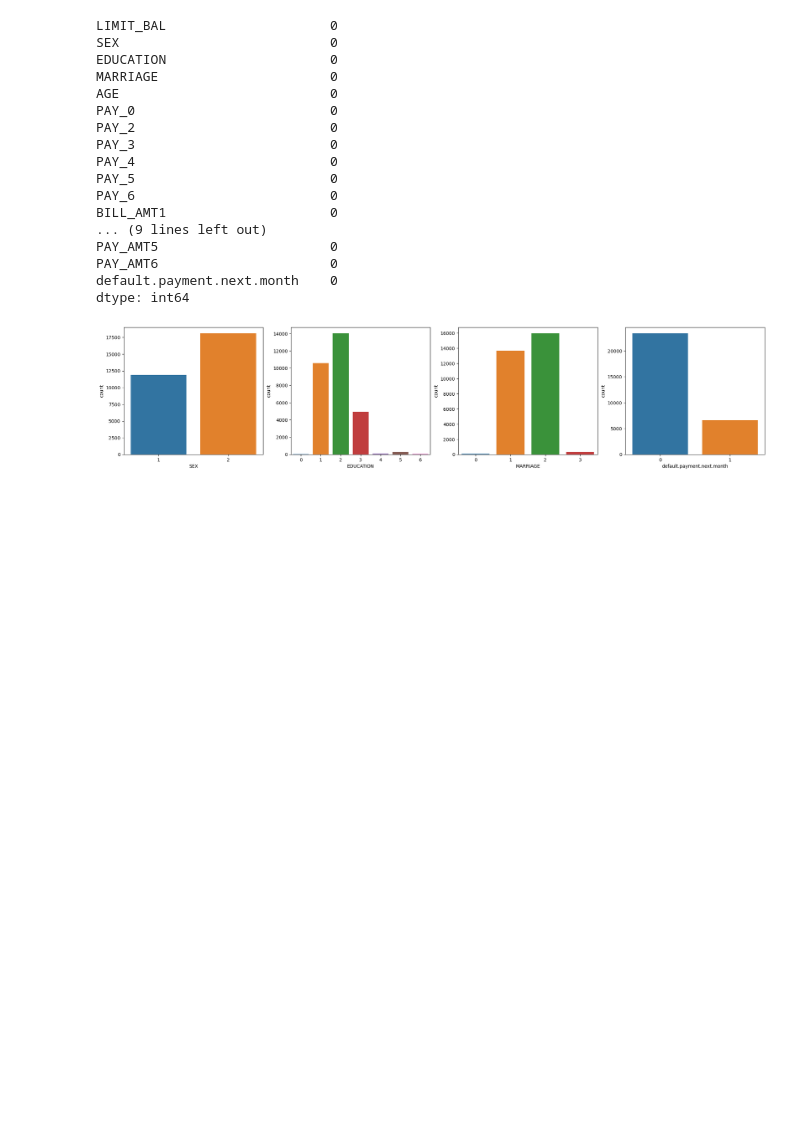
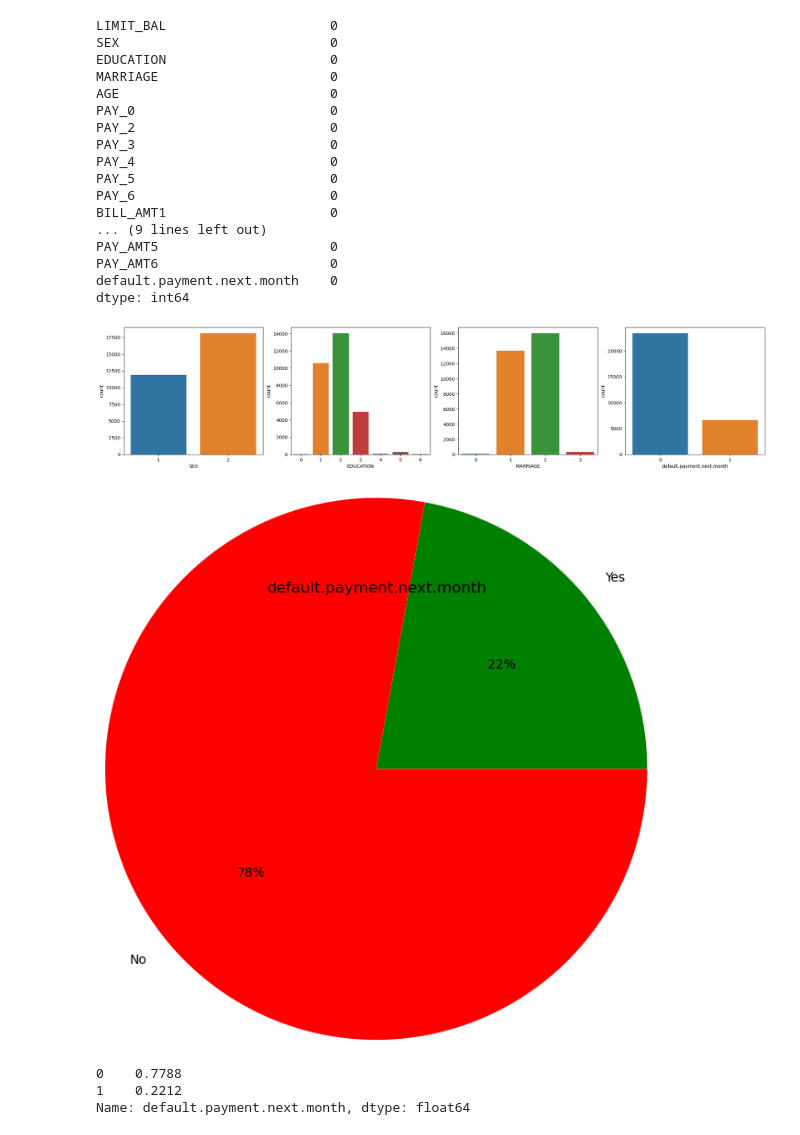
Before and after one commit to DevLenin06/Credit-Card-Fraud-Detection, a Jupyter notebook: CreditCardFraudDetection.ipynb, the cells around one changed output. Cells and saved outputs as stored; diff of their text form; code cells hidden in the pictures; blank space fills up the shorter version.

```diff
--- a/CreditCardFraudDetection.ipynb
+++ b/CreditCardFraudDetection.ipynb
@@ -101,6 +101,18 @@ for cols, subplots in zip(cat_cols,ax.flatten()):
 # %%
 #Pie chart of the imbalance
 yes= (((df['default.payment.next.month']==1).sum())/len(df['default.payment.next.month']))*100
 no=(((df['default.payment.next.month']== 0).sum())/len(df['default.payment.next.month']))*100
 
 x=[yes,no]
+
+plt.pie(x,labels=['Yes', 'No'],colors=['green', 'red'],radius=2,autopct='%1.0f%%')
+plt.title('default.payment.next.month')
+plt.show()
+# %% [output]
+[figure, added]
+# %%
+df['default.payment.next.month'].value_counts(normalize=True)
+# %% [output]
+0    0.7788
+1    0.2212
+Name: default.payment.next.month, dtype: float64
```
